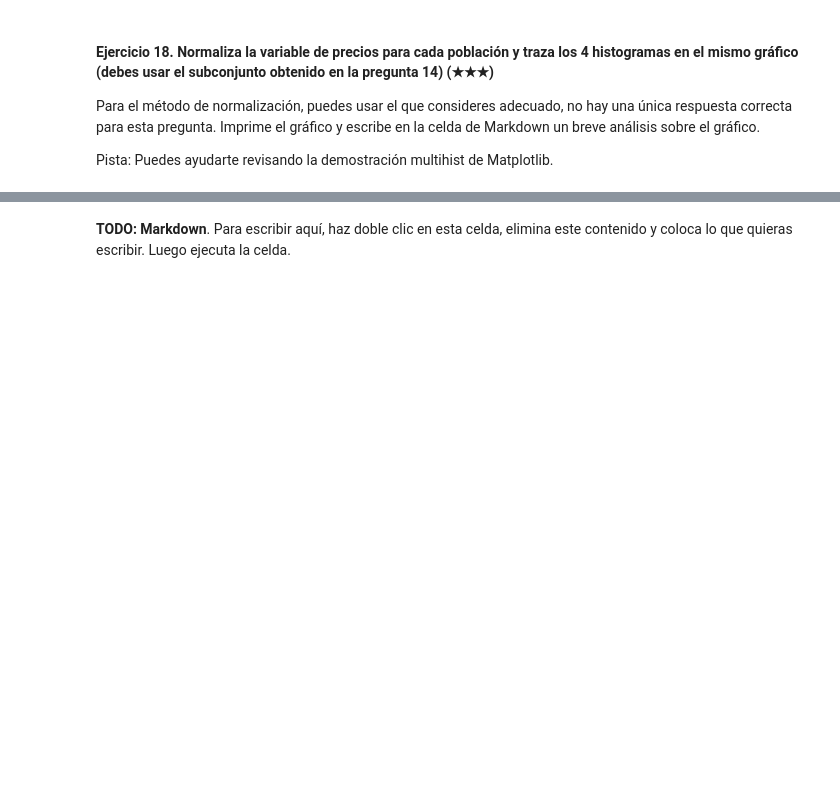
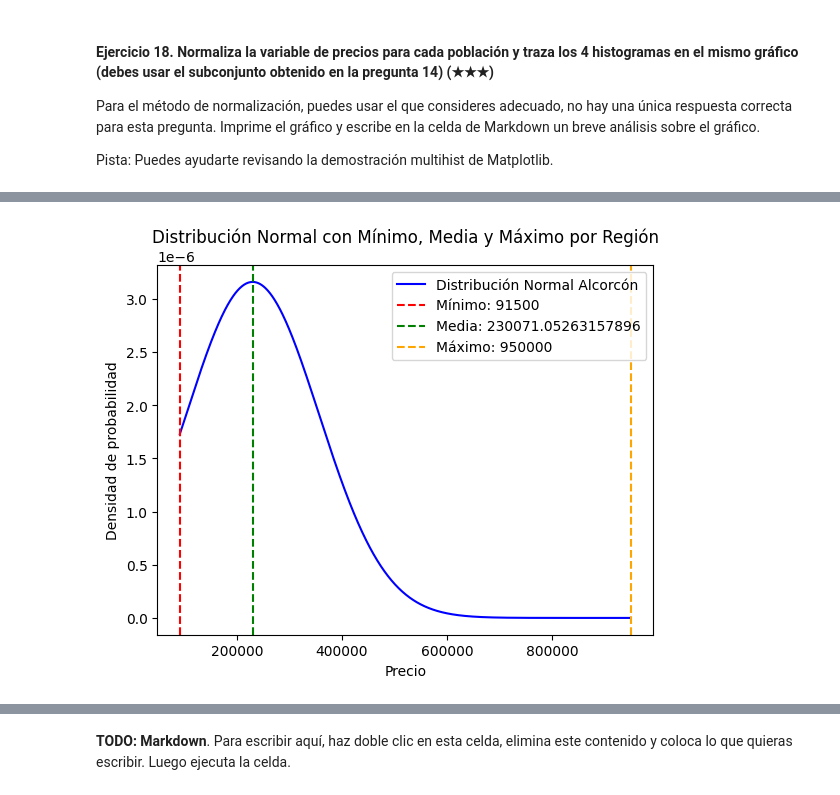
Before and after one commit to josephx-19/realestate-datacleanup-exercise, a Jupyter notebook: project.es.ipynb, the cells around one changed output, grey strips where cells are left out. Saved outputs shown, nothing was run; the diff lists cells and outputs as text; code cells hidden in the pictures; blank space fills up the shorter version.

```diff
--- a/project.es.ipynb
+++ b/project.es.ipynb
@@ -309,3 +415,93 @@ Para el método de normalización, puedes usar el que consideres adecuado, no ha
 Pista: Puedes ayudarte revisando la demostración multihist de Matplotlib.
 # %%
 # TODO
+import numpy as np
+import matplotlib.pyplot as plt
+from scipy.stats import norm
+
+min_Alcorcón = Alcorcón["price"].min()
+max_Alcorcón = Alcorcón["price"].max()
+mean_Alcorcón = Alcorcón["price"].mean()
+std_Alcorcón = Alcorcón["price"].std()
+
+min_Fuenlabrada = Fuenlabrada["price"].min()
+max_Fuenlabrada = Fuenlabrada["price"].max()
+mean_Fuenlabrada = Fuenlabrada["price"].mean()
+std_Fuenlabrada = Fuenlabrada["price"].std()
+
+min_Getafe = Getafe["price"].min()
+max_Getafe = Getafe["price"].max()
+mean_Getafe = Getafe["price"].mean()
+std_Getafe = Getafe["price"].std()
+
+min_Leganés = Leganés["price"].min()
+max_Leganés = Leganés["price"].max()
+mean_Leganés = Leganés["price"].mean()
+std_Leganés = Leganés["price"].std()
+
+print(f"Datos de Alcorcón: Media: {mean_Alcorcón}, Desviación Estándar: {std_Alcorcón}, Mínimo: {min_Alcorcón}, Máximo: {max_Alcorcón}")
+print(f"Datos de Fuenlabrada: Media: {mean_Fuenlabrada}, Desviación Estándar: {std_Fuenlabrada}, Mínimo: {min_Fuenlabrada}, Máximo: {max_Fuenlabrada}")
+print(f"Datos de Getafe: Media: {mean_Getafe}, Desviación Estándar: {std_Getafe}, Mínimo: {min_Getafe}, Máximo: {max_Getafe}")
+print(f"Datos de Leganés: Media: {mean_Leganés}, Desviación Estándar: {std_Leganés}, Mínimo: {min_Leganés}, Máximo: {max_Leganés}")
+
+x_range_Alcorcón = np.linspace(min_Alcorcón - 100, max_Alcorcón + 100, 1000)
+x_range_Fuenlabrada = np.linspace(min_Fuenlabrada - 100, max_Fuenlabrada + 100, 1000)
+x_range_Getafe = np.linspace(min_Getafe - 100, max_Getafe + 100, 1000)
+x_range_Leganés = np.linspace(min_Leganés - 100, max_Leganés + 100, 1000)
+
+n1 = norm.pdf(x_range_Alcorcón, loc=mean_Alcorcón, scale=std_Alcorcón)
+n2 = norm.pdf(x_range_Fuenlabrada, loc=mean_Fuenlabrada, scale=std_Fuenlabrada)
+n3 = norm.pdf(x_range_Getafe, loc=mean_Getafe, scale=std_Getafe)
+n4 = norm.pdf(x_range_Leganés, loc=mean_Leganés, scale=std_Leganés)
+
+plt.plot(x_range_Alcorcón, n1, label='Distribución Normal Alcorcón', color='blue')
+plt.axvline(min_Alcorcón, color='red', linestyle='dashed', label=f'Mínimo: {min_Alcorcón}')
+plt.axvline(mean_Alcorcón, color='green', linestyle='dashed', label=f'Media: {mean_Alcorcón}')
+plt.axvline(max_Alcorcón, color='orange', linestyle='dashed', label=f'Máximo: {max_Alcorcón}')
+plt.title('Distribución Normal con Mínimo, Media y Máximo por Región')
+plt.xlabel('Precio')
+plt.ylabel('Densidad de probabilidad')
+
+plt.legend()
+
+plt.show()
+
+plt.plot(x_range_Fuenlabrada, n2, label='Distribución Normal Fuenlabrada', color='purple')
+plt.axvline(min_Fuenlabrada, color='blue', linestyle='dashed', label=f'Mínimo: {min_Fuenlabrada}')
+plt.axvline(mean_Fuenlabrada, color='brown', linestyle='dashed', label=f'Media: {mean_Fuenlabrada}')
+plt.axvline(max_Fuenlabrada, color='yellow', linestyle='dashed', label=f'Máximo: {max_Fuenlabrada}')
+plt.title('Distribución Normal con Mínimo, Media y Máximo por Región')
+plt.xlabel('Precio')
+plt.ylabel('Densidad de probabilidad')
+
+plt.legend()
+
+plt.show()
+
+
+plt.plot(x_range_Getafe, n3, label='Distribución Normal Getafe', color='green')
+plt.axvline(min_Getafe, color='aqua', linestyle='dashed', label=f'Mínimo: {min_Getafe}')
+plt.axvline(mean_Getafe, color='beige', linestyle='dashed', label=f'Media: {mean_Getafe}')
+plt.axvline(max_Getafe, color='fuchsia', linestyle='dashed', label=f'Máximo: {max_Getafe}')
+
+plt.title('Distribución Normal con Mínimo, Media y Máximo por Región')
+plt.xlabel('Precio')
+plt.ylabel('Densidad de probabilidad')
+
+plt.legend()
+
+plt.show()
+
+plt.plot(x_range_Leganés, n4, label='Distribución Normal Leganés', color='orange')
+plt.axvline(min_Leganés, color='orchid', linestyle='dashed', label=f'Mínimo: {min_Leganés}')
+plt.axvline(mean_Leganés, color='olive', linestyle='dashed', label=f'Media: {mean_Leganés}')
+plt.axvline(max_Leganés, color='orange', linestyle='dashed', label=f'Máximo: {max_Leganés}')
+
+plt.title('Distribución Normal con Mínimo, Media y Máximo por Región')
+plt.xlabel('Precio')
+plt.ylabel('Densidad de probabilidad')
+
+plt.legend()
+
+plt.show()
+# %% [output]
@@ -311,0 +512 @@ Pista: Puedes ayudarte revisando la demostración multihist de Matplotlib.
+[figure, added]
```
Also changed, not shown: parts of 10 cells of this notebook.
